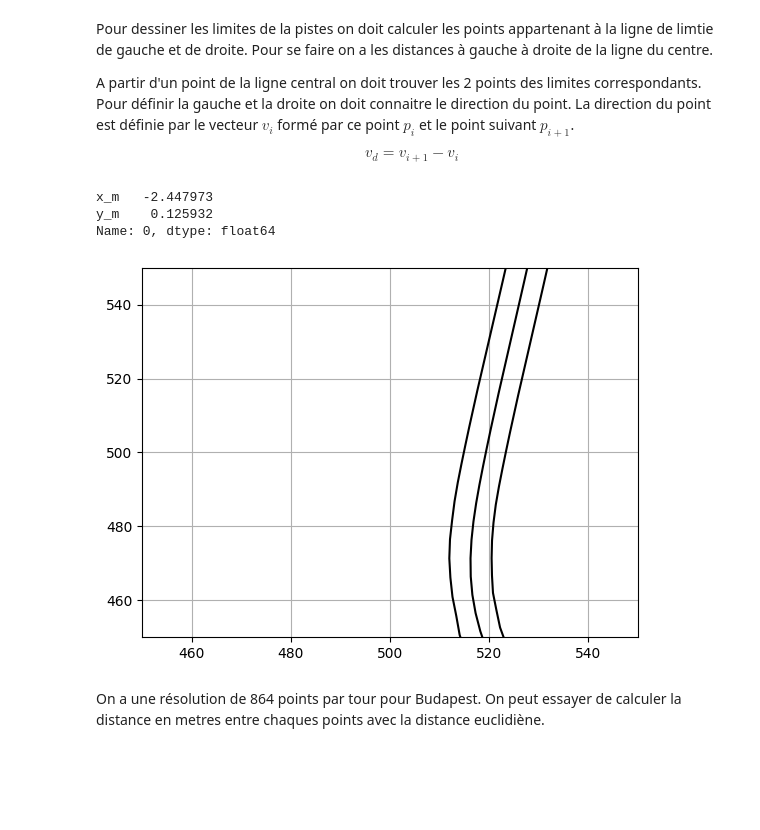
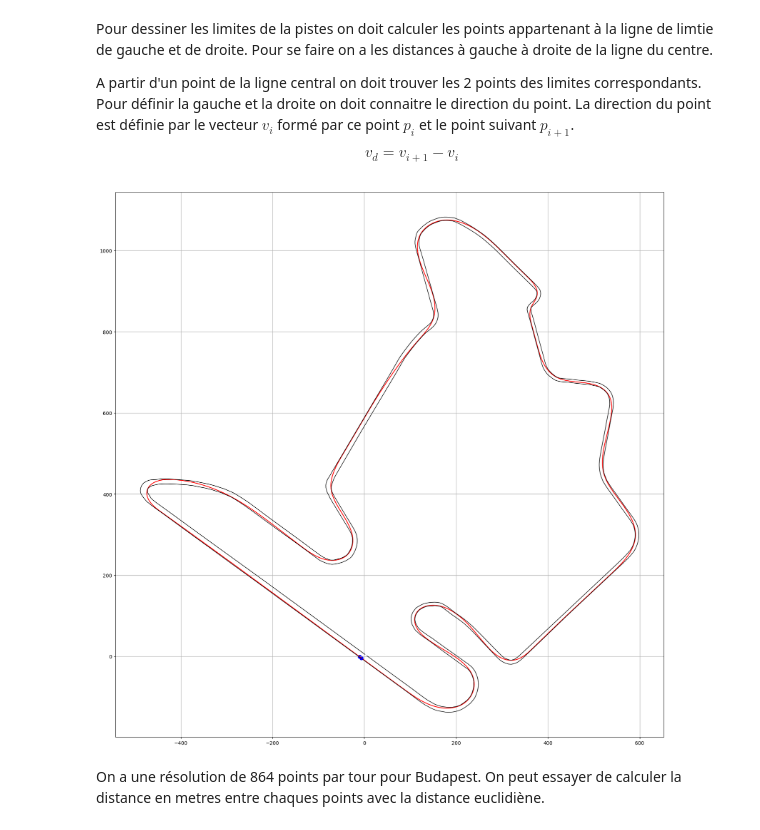
Before and after one commit to Nelson-Jnrnd/race-lap-simulations, a Jupyter notebook: lap_sim.ipynb, the cells around one changed output. Drawn from its saved outputs; the diff is of its cells as text; code cells hidden in the pictures; blank space fills up the shorter version.

Commit message:
generated graph for track racing line and limits

```diff
--- a/lap_sim.ipynb
+++ b/lap_sim.ipynb
@@ -31,12 +31,6 @@ La direction du point est définie par le vecteur $v_i$ formé par ce point $p_i
 $$
     v_d = v_{i+1} - v_i
 $$
-# %%
-track_data.iloc[0][['x_m', 'y_m']]
-# %% [output]
-x_m   -2.447973
-y_m    0.125932
-Name: 0, dtype: float64
 # %%
 def calculate_track_edge(data_point, next_data_point):
     v1 = data_point[['x_m', 'y_m']]
@@ -77,27 +71,26 @@ def calculate_track_edges(track_data):
 # %%
 track_data = calculate_track_edges(track_data)
 # %%
-def draw_track(center_x, center_y, width, height):
+def draw_track(center_x=None, center_y=None, width=None, height=None):
     # Plot data points
-    fig, ax = plt.subplots()
-    ax.set_xlim(center_x - width / 2, center_x + width / 2)
-    ax.set_ylim(center_y - height / 2, center_y + height / 2)
-
-    ax.plot(track_data['x_m'], track_data['y_m'], 'k') # Track centerline
-    #ax.plot(racing_line_data['x_m'], racing_line_data['y_m'], 'r') # Racing line
-    ax.plot(track_data['left_edge_x_m'], track_data['left_edge_y_m'], 'k') # Left edge
-    ax.plot(track_data['right_edge_x_m'], track_data['right_edge_y_m'], 'k') # Right edge
+    fig, ax = plt.subplots(figsize=(20, 20))
+    if center_x is not None and center_y is not None and width is not None and height is not None:
+        ax.set_xlim(center_x - width / 2, center_x + width / 2)
+        ax.set_ylim(center_y - height / 2, center_y + height / 2)
+    ax.plot(racing_line_data['x_m'], racing_line_data['y_m'], 'r') # Racing line
+    ax.plot(track_data['left_edge_x_m'], track_data['left_edge_y_m'], 'k', linewidth=1) # Left edge
+    ax.plot(track_data['right_edge_x_m'], track_data['right_edge_y_m'], 'k', linewidth=1) # Right edge
     return fig, ax
 # %%
 p1 = racing_line_data.iloc[0]
 p2 = racing_line_data.iloc[1]
 
-fig, ax = draw_track(500, 500, 100, 100)
+fig, ax = draw_track()
 
 ax.scatter(p1['x_m'], p1['y_m'], 50, 'b')
 ax.scatter(p2['x_m'], p2['y_m'], 50, 'b')
 ax.grid()
 # %% [output]
-[figure, old version]
+[figure, new version]
 # %% [markdown]
 On a une résolution de 864 points par tour pour Budapest. On peut essayer de calculer la distance en metres entre chaques points avec la distance euclidiène.
```
